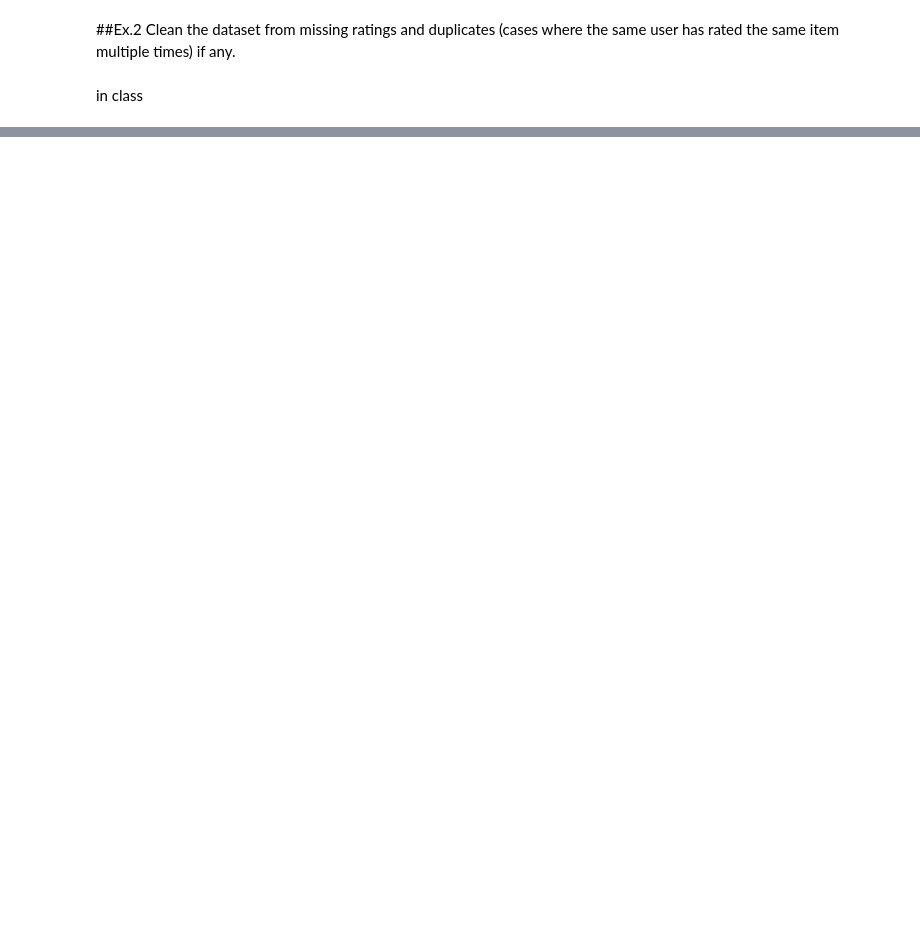
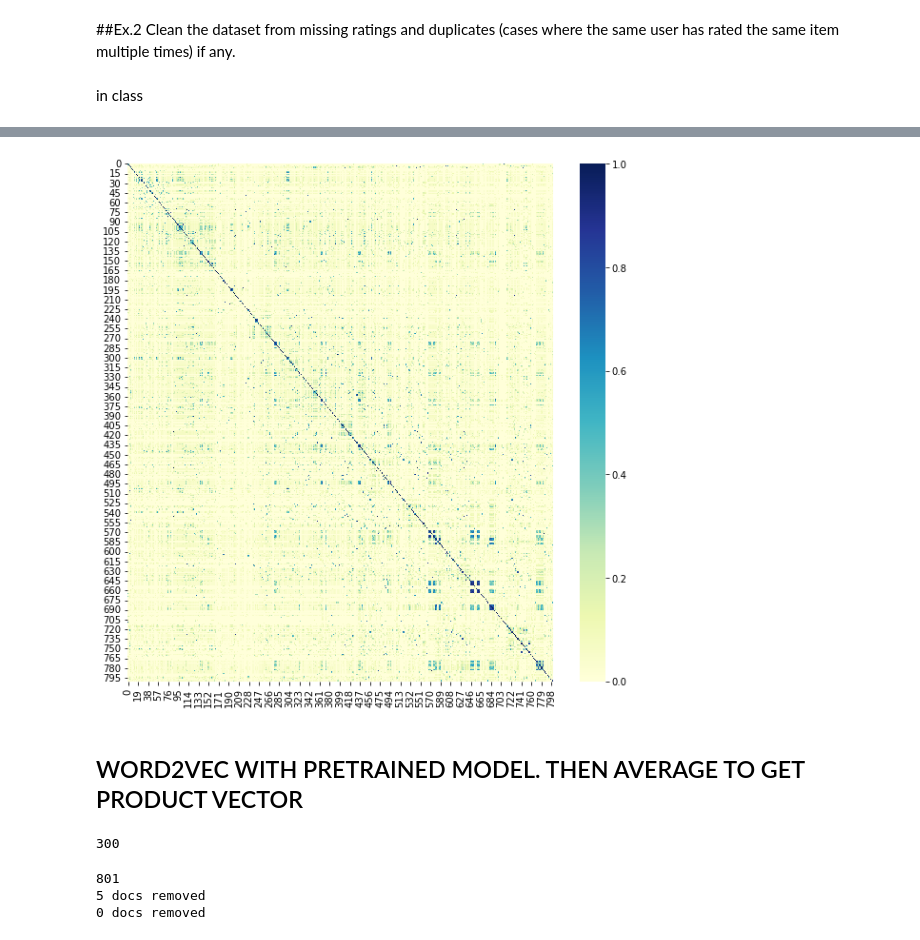
Before and after one commit to vlr112/WebScicence_FinalProject, a Jupyter notebook: Copy_of_parse_and_clean_meta_data.ipynb, the cells around one changed output, grey strips where cells are left out. Drawn from its saved outputs; the diff is of its cells as text; code cells hidden in the pictures; blank space fills up the shorter version.

Commit message:
Commit all files but Google.bin

```diff
--- a/Copy_of_parse_and_clean_meta_data.ipynb
+++ b/Copy_of_parse_and_clean_meta_data.ipynb
@@ -276,0 +649,24 @@ number of neignors:
+# %%
+def hero_preprocess(temp):
+
+    meta_pre_cleaned = temp.copy()
+
+    custom_pipeline = [preprocessing.fillna,
+                    preprocessing.lowercase,
+
+                    preprocessing.remove_diacritics,
+                    preprocessing.remove_stopwords,
+                    preprocessing.remove_punctuation,
+                    preprocessing.remove_whitespace
+                    #preprocessing.remove_brackets
+                    ]
+
+    meta_pre_cleaned['clean_text'] = hero.clean(meta_pre_cleaned['title'], custom_pipeline)
+    # temp['clean_text'] = [n.replace('{','') for n in temp['clean_text']]
+    # temp['clean_text'] = [n.replace('}','') for n in temp['clean_text']]
+    # temp['clean_text'] = [n.replace('(','') for n in temp['clean_text']]
+    # temp['clean_text'] = [n.replace(')','') for n in temp['clean_text']]
+
+    return meta_pre_cleaned.reset_index()#.drop(['also_view', 'date', 'tech1', 'tech2', 'imageURL', 'imageURLHighRes', 'details'], axis = 1)
+
+preprocessed = hero_preprocess(temp)#['clean_text'].head(20)
@@ -276,0 +683,12 @@ number of neignors:
+# %%
+tfidf = TfidfVectorizer()
+tfs = tfidf.fit_transform(preprocessed['clean_text'])
+tfs_matrix = tfs.todense()
+
+tfs_matrix.shape
+
+# tfs.get_features_names()
+
+tfs_df = pd.DataFrame(tfs_matrix, columns= tfidf.get_feature_names(), index= preprocessed['asin'])
+
+tfs_df
@@ -276,0 +711,13 @@ number of neignors:
+# %%
+def create_heatmap(similarity, cmap = "YlGnBu"):
+  df = pd.DataFrame(similarity)
+  # df.columns = pre_embe['title']
+  # df.index = pre_embe['title']
+  fig, ax = plt.subplots(figsize=(10,10))
+  sns.heatmap(df, cmap=cmap)
+# %%
+create_heatmap(cosine_similarity(tfs_matrix))
+# %% [output]
+[figure, added]
+# %% [markdown]
+##  WORD2VEC WITH PRETRAINED MODEL. THEN AVERAGE TO GET PRODUCT VECTOR
@@ -276,0 +726,8 @@ number of neignors:
+# %%
+# Load word2vec model (trained on an enormous Google corpus)
+model_word2vec = gensim.models.KeyedVectors.load_word2vec_format('GoogleNews-vectors-negative300.bin.gz', binary = True)
+
+# Check dimension of word vectors
+model_word2vec.vector_size
+# %% [output]
+300
@@ -276,0 +796,20 @@ number of neignors:
+# %%
+# Preprocess the corpus
+corpus = [preprocess(title) for title in titles_list]
+
+print(len(corpus))
+
+# Remove docs that don't include any words in W2V's vocab
+corpus, titles_list = filter_docs(corpus, titles_list, lambda doc: has_vector_representation(model_word2vec, doc))
+
+# Filter out any empty docs
+corpus, titles_list = filter_docs(corpus, titles_list, lambda doc: (len(doc) != 0))
+x = []
+for doc in corpus: # append the vector for each document
+    x.append(document_vector(model_word2vec, doc))
+
+X = np.array(x) # list to array
+# %% [output]
+801
+5 docs removed
+0 docs removed
```
Also changed, not shown: parts of 109 cells of this notebook, 3 other files.
